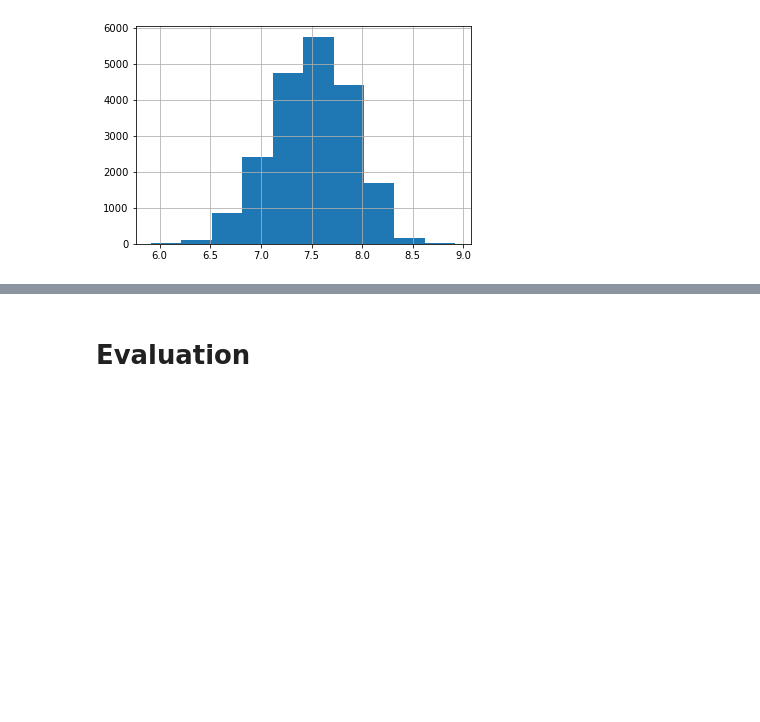
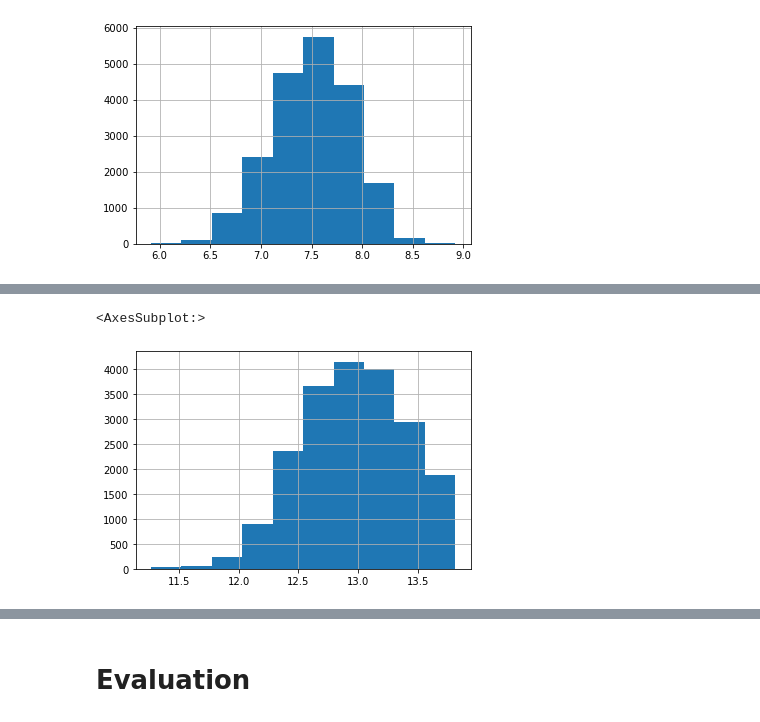
Before and after one commit to ashakeri92/dsc-phase-2-project-v2-3, a Jupyter notebook: Analysis.ipynb, the cells around one changed output, grey strips where cells are left out. Cells and saved outputs as stored; diff of their text form; code cells hidden in the pictures; blank space fills up the shorter version.

```diff
--- a/Analysis.ipynb
+++ b/Analysis.ipynb
@@ -306,0 +282,8 @@ Notes:
+# %%
+# log transformation for price
+
+kc['log_price'] = np.log(kc['price'])
+kc['log_price'].hist()
+# %% [output]
+<AxesSubplot:>
+[figure, added]
```
Also changed, not shown: parts of 19 cells of this notebook.
